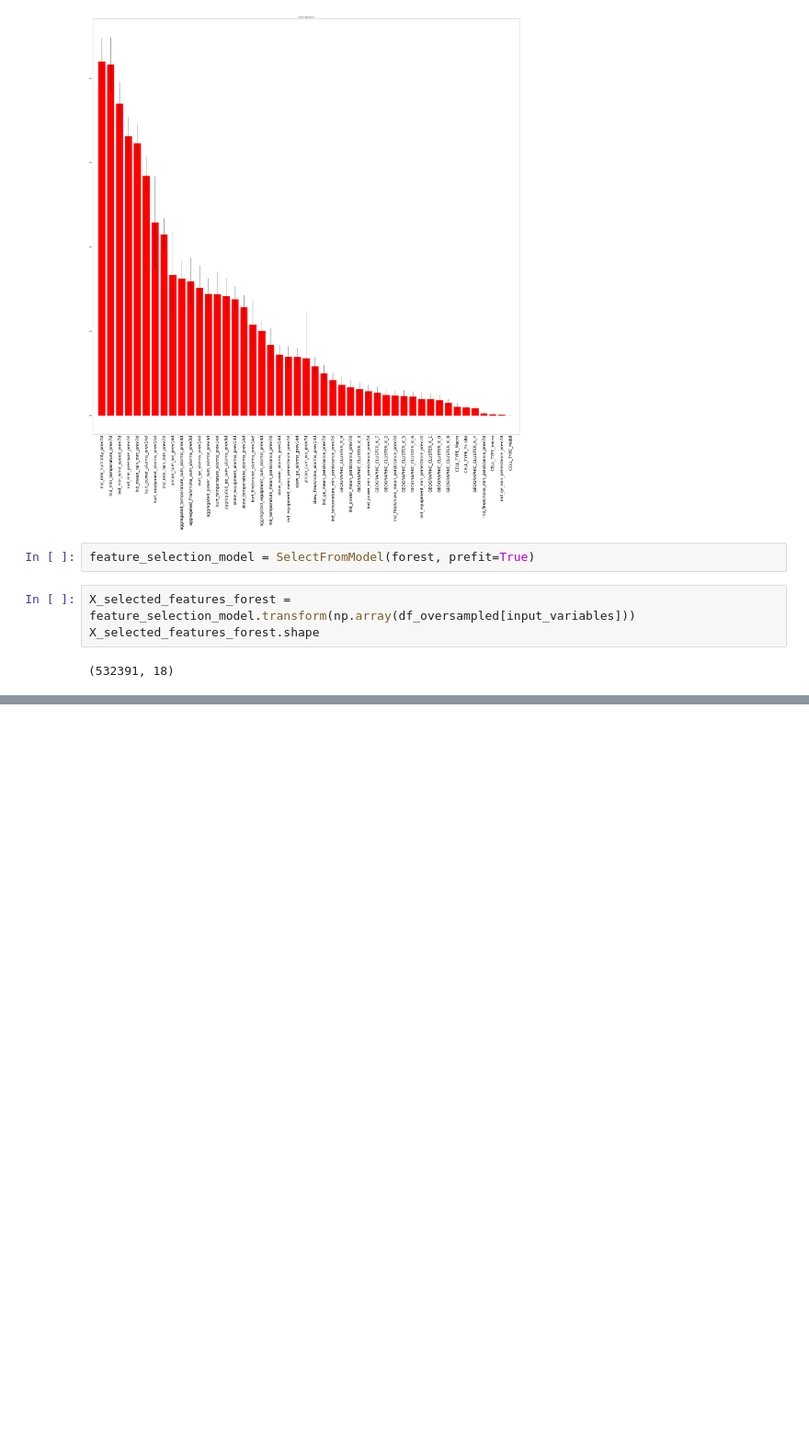
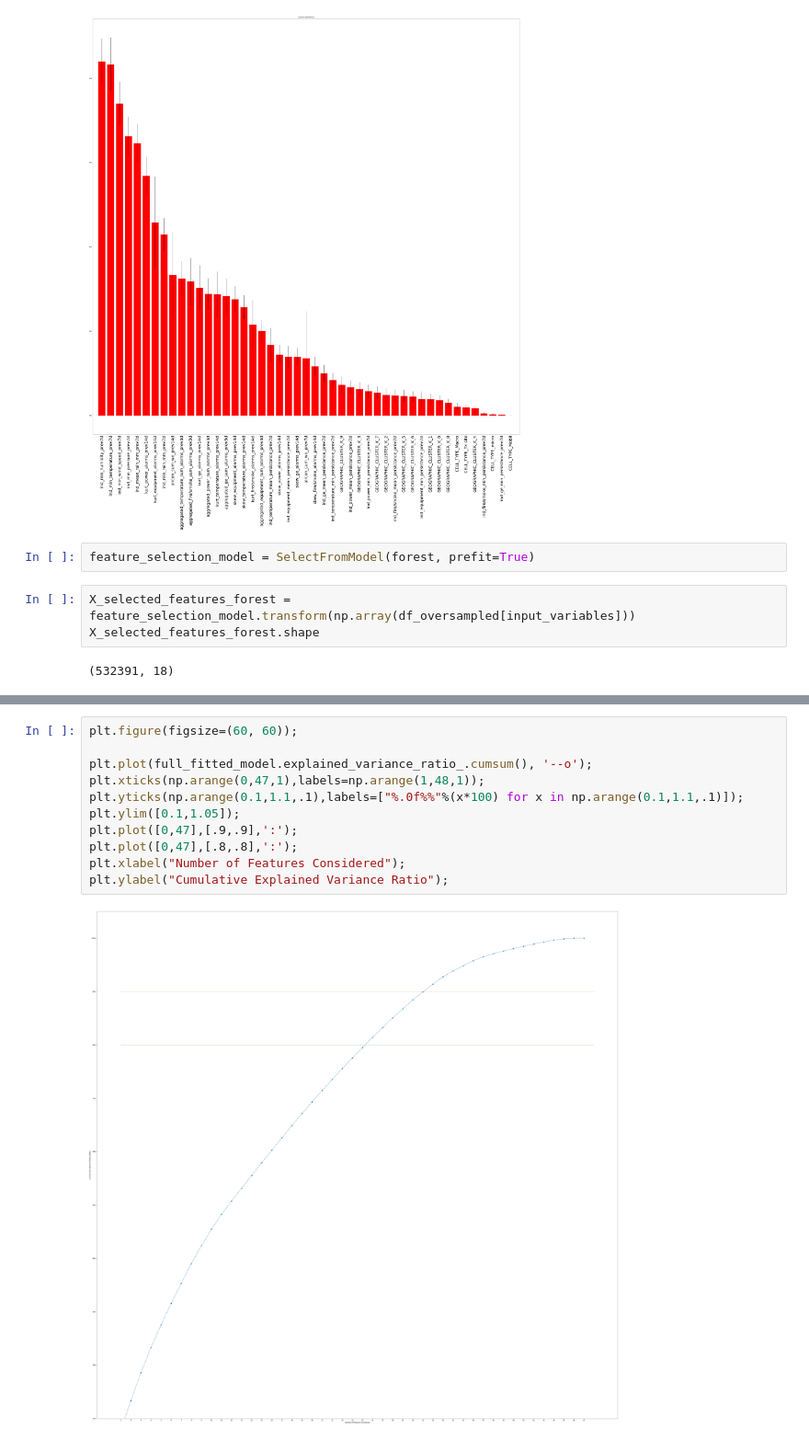
Before and after one commit to taratandel/Predictive-Maintenance, a Jupyter notebook: DMTM2020-Challenge-Part1.ipynb, the cells around one changed output, grey strips where cells are left out. Shown at 92% size. Cells and saved outputs as stored; diff of their text form; blank space fills up the shorter version.

```diff
--- a/DMTM2020-Challenge-Part1.ipynb
+++ b/DMTM2020-Challenge-Part1.ipynb
@@ -745,0 +694,13 @@ based on these three evaluation normalization is not a good approach for tree if
+# %%
+plt.figure(figsize=(60, 60));
+
+plt.plot(full_fitted_model.explained_variance_ratio_.cumsum(), '--o');
+plt.xticks(np.arange(0,47,1),labels=np.arange(1,48,1));
+plt.yticks(np.arange(0.1,1.1,.1),labels=["%.0f%%"%(x*100) for x in np.arange(0.1,1.1,.1)]);
+plt.ylim([0.1,1.05]);
+plt.plot([0,47],[.9,.9],':');
+plt.plot([0,47],[.8,.8],':');
+plt.xlabel("Number of Features Considered");
+plt.ylabel("Cumulative Explained Variance Ratio");
+# %% [output]
+[figure, added]
```
Also changed, not shown: parts of 56 cells of this notebook.
